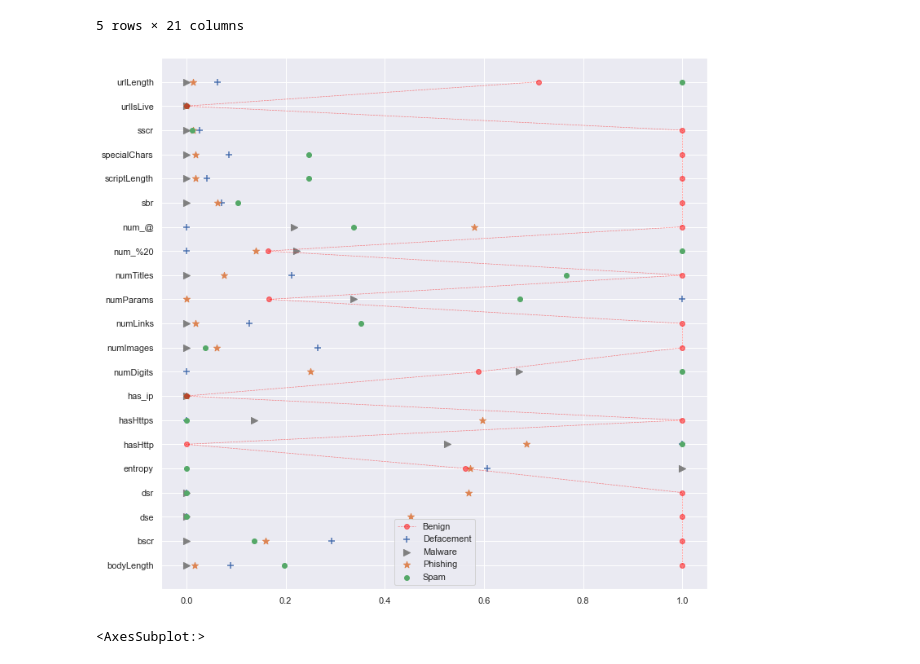
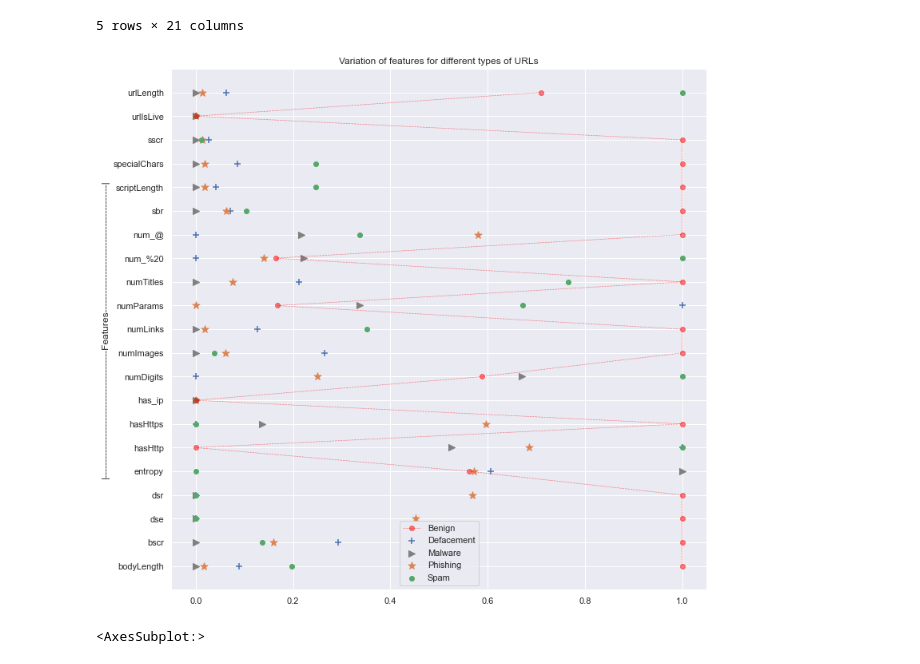
Before and after one commit to Rohith-2/url_classification_dl, a Jupyter notebook: Notebook/DataProcessing.ipynb, the cells around one changed output. Drawn from its saved outputs; the diff is of its cells as text; code cells hidden in the pictures.

Commit message:
better plot

```diff
--- a/Notebook/DataProcessing.ipynb
+++ b/Notebook/DataProcessing.ipynb
@@ -56,14 +56,16 @@ spam = mean_d.iloc[4].to_numpy()
 # %%
 plt.figure(figsize=(12,12))
 plt.plot(ben,col, color='red', marker='o',linewidth=0.65,linestyle="--",alpha=0.5)
 plt.scatter(defa,col, marker='+',s=80)
-plt.scatter(mal,col, color='grey', marker='>',s=65)
-plt.scatter(phis,col, marker='*',s=70)
+plt.scatter(mal,col, color='grey',marker='>',s=65)
+plt.scatter(phis,col, marker='*',s=90)
 plt.scatter(spam,col, marker='o')
 plt.legend(['Benign', 'Defacement', 'Malware', 'Phishing', 'Spam'])
+plt.title("Variation of features for different types of URLs")
+plt.ylabel("|----------------------------------------Features----------------------------------------|")
 plt.show()
 # %% [output]
-[figure, old version]
+[figure, new version]
 # %%
 objects = [i for i in data.columns if 'object' in str(data.dtypes[i])]
 booleans = [i for i in data.columns if 'bool' in str(data.dtypes[i])]
```
Also changed, not shown: parts of 2 cells of this notebook.
